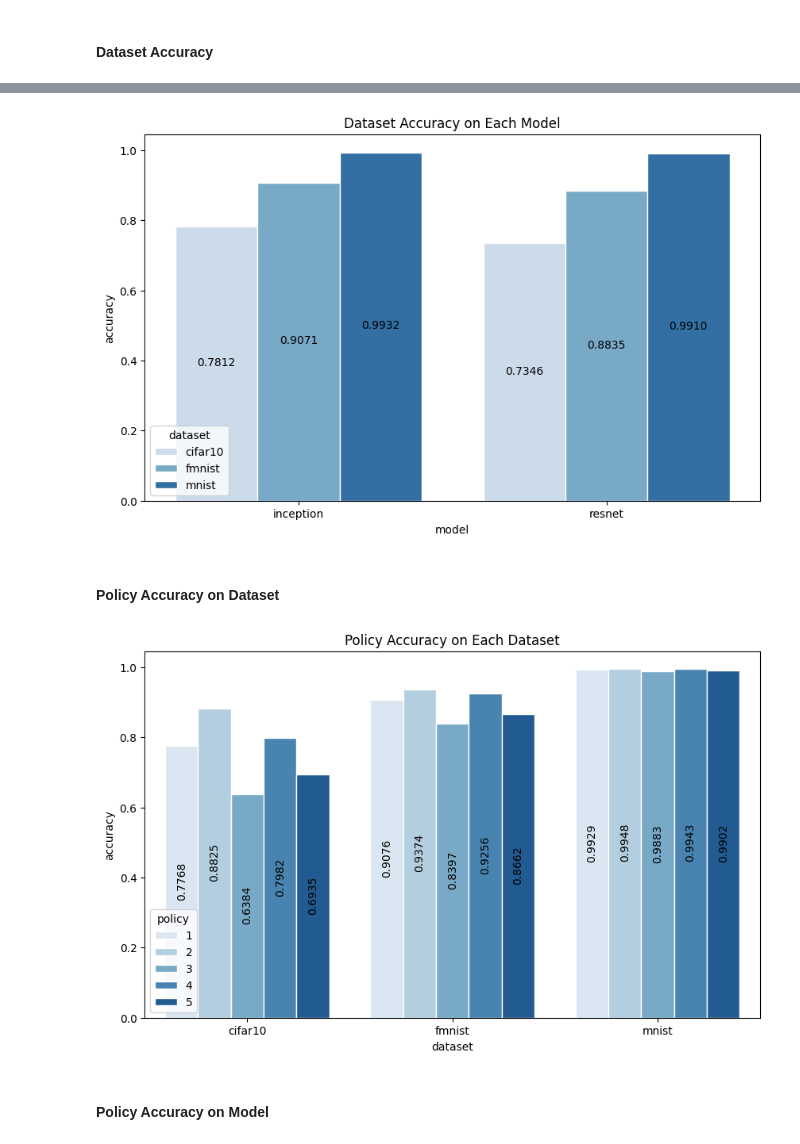
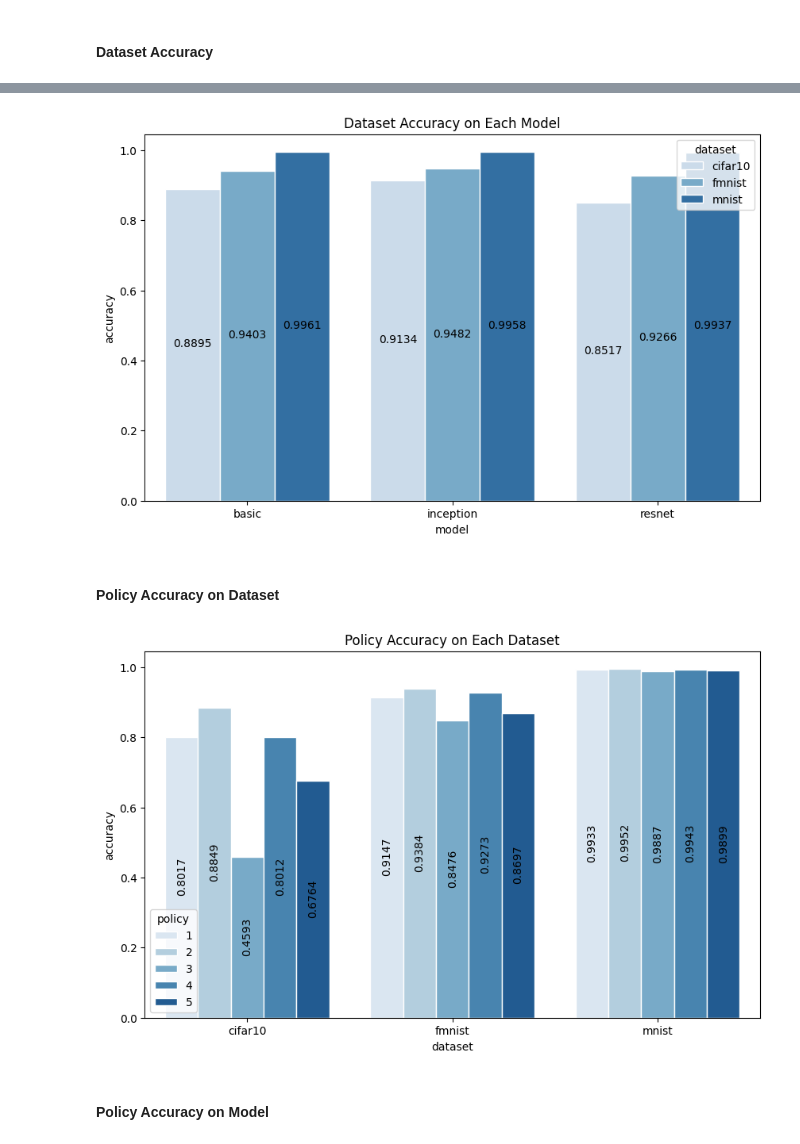
Before and after one commit to davidanoel/phd, a Jupyter notebook: analysis/analysis.ipynb, the cells around one changed output, grey strips where cells are left out. Saved outputs shown, nothing was run; the diff lists cells and outputs as text; code cells hidden in the pictures.

Commit message:
added analysis for base model

```diff
--- a/analysis/analysis.ipynb
+++ b/analysis/analysis.ipynb
@@ -38,14 +38,14 @@ import glob
 # %% [markdown]
 # Hyperparameters
 # %%
-DATASET = "cifar10" # "cifar10", "mnist", "fmnist
-NETWORK = "inception"  # "resnet", "inception"
+DATASET = "mnist" # "cifar10", "mnist", "fmnist
+NETWORK = "basic"  # "resnet", "inception", "basic"
 FOLDER = "." + os.sep + DATASET + os.sep + NETWORK
 HISTORY_FILE = FOLDER + os.sep + f'{DATASET}_{NETWORK}_history.csv'
 METRICS_FILE = FOLDER + os.sep + f'{DATASET}_{NETWORK}_metrics.csv'
 NUMBER_POLICIES = 5
-NETWORK_TITLE = "ResNet-50" if NETWORK == "resnet" else "InceptionV3"
+NETWORK_TITLE = "ResNet-50" if NETWORK == "resnet" else "InceptionV3" if NETWORK == "inception" else "the Base Model"
 DATASET_TITLE = DATASET.upper()
-NUM_EXPERIMENTS = 30
+NUM_EXPERIMENTS = 45
 # %%
 assert DATASET in ["cifar10", "mnist", "fmnist"], "DATASET must be cifar10, mnist or fmnist"
@@ -229,7 +229,16 @@ def get_time(num_seconds):
 # %%
 # compute total training latency in hours, minutes and seconds
 train_time = metrics.pivot_table(index='model', columns='dataset', values='latency', aggfunc='sum')
-print("INCEPTION TRAINING TIME")
+
+print("BASIC MODEL TRAINING TIME")
+seconds = 0
+for i in train_time.columns:
+    seconds += train_time[i].basic
+    time_delta = get_time(train_time[i].basic)
+    print(f'{i}: {time_delta}')
+print("Total train time: ", get_time(seconds))
+
+print("\nINCEPTION TRAINING TIME")
 seconds = 0
 for i in train_time.columns:
     seconds += train_time[i].inception
@@ -316,2 +308,7 @@ plt.show()
 # %% [markdown]
 #### Dataset Accuracy
+# %%
+#group metrics by highest accuracy
+max_acc = metrics.groupby(['dataset','model'])['accuracy'].max().reset_index()
+max_acc = max_acc.merge(metrics, on=['dataset','model','accuracy'])
+max_acc
@@ -318,18 +326,19 @@ plt.show()
 # %%
+# show chart of highest accuracy for each dataset and model
 fig, ax = plt.subplots(figsize = (10,6))
 sns.barplot(x = 'model',
             y = 'accuracy',
             hue = 'dataset',
-            data = metrics,
+            data = max_acc,
             palette = "Blues",
             errwidth=0,
             edgecolor = "w")
 ax.set_title("Dataset Accuracy on Each Model")
 for i in ax.containers:
     ax.bar_label(i,fmt="%.4f", padding=1,label_type='center')
 plt.show()
 # %% [output]
-[figure, old version]
+[figure, new version]
 # %% [markdown]
 #### Policy Accuracy on Dataset
 # %%
@@ -346,7 +355,7 @@ for i in ax.containers:
     ax.bar_label(i,fmt="%.4f", padding=1,label_type='center',rotation=90)
 plt.show()
 # %% [output]
-[figure, old version]
+[figure, new version]
 # %% [markdown]
 #### Policy Accuracy on Model
 # %%
```
Also changed, not shown: parts of 19 cells of this notebook, 8 other files.
